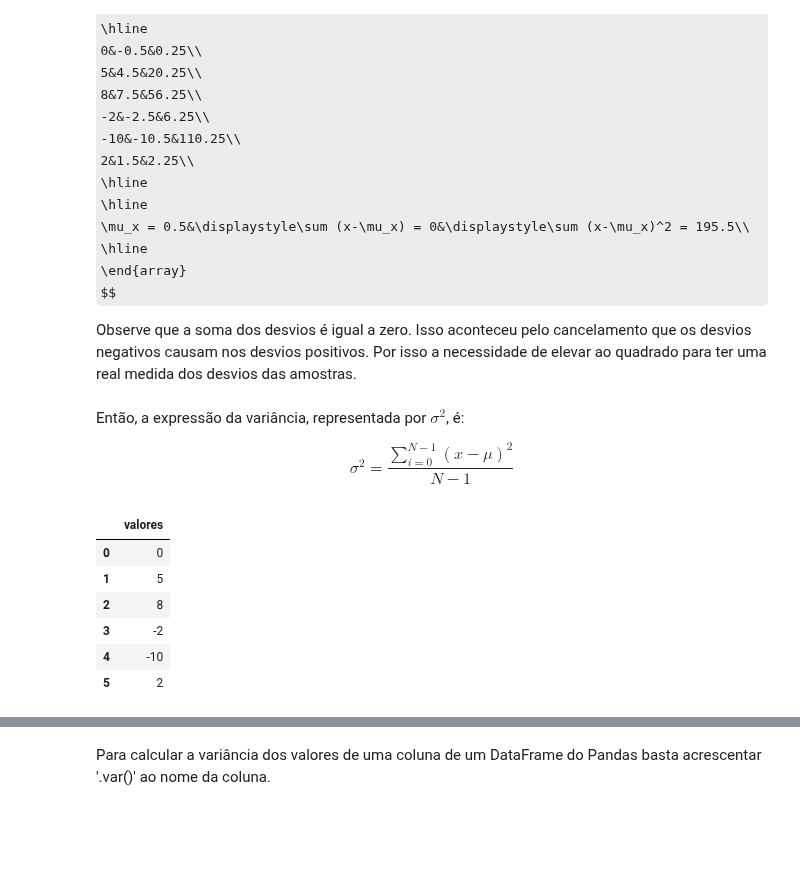
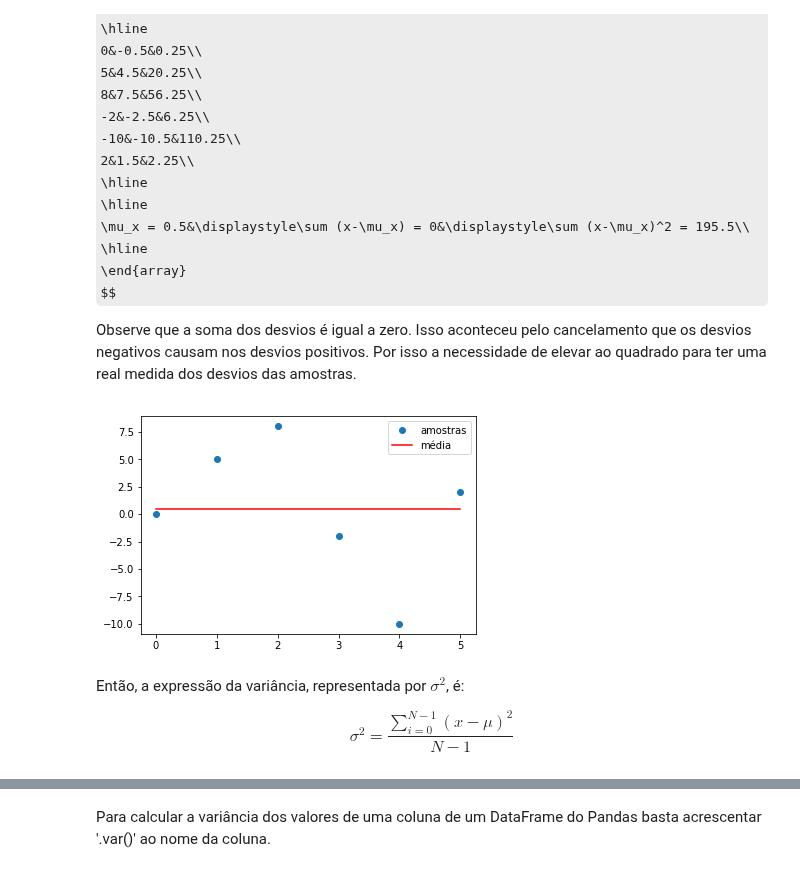
Before and after one commit to rnwatanabe/BasesComputacionais, a Jupyter notebook: aula7/Estatistica.ipynb, the cells around one changed output, grey strips where cells are left out. Cells and saved outputs as stored; diff of their text form; code cells hidden in the pictures; some formulas as TeX source; blank space fills up the shorter version.

```diff
--- a/aula7/Estatistica.ipynb
+++ b/aula7/Estatistica.ipynb
@@ -248,22 +248,23 @@ $$
 $$
 
 Observe que a soma dos desvios é igual a zero. Isso aconteceu pelo cancelamento que os desvios negativos causam nos desvios positivos. Por isso a necessidade de elevar ao quadrado para ter uma real medida dos desvios das amostras.
+# %%
+import numpy as np
+import pandas as pd
+
+
+x = np.array([0,5,8,-2,-10,2])
+mediaX = np.mean(x)
+
+plt.figure()
+plt.plot(np.linspace(0,5,6), x, marker = 'o', linestyle = '', label='amostras')
+plt.plot(np.linspace(0,5,6), mediaX*np.ones((6)), marker = '',
+         linestyle = '-', color = 'r', label='média')
+plt.legend()
+plt.show()
+# %% [output]
+[figure, added]
 # %% [markdown]
 Então, a expressão da variância, representada por $\sigma^2$, é:
 
 $$\sigma^2 = \frac{\displaystyle\sum_{i=0}^{N-1}(x-\mu)^2}{N-1} $$
-# %%
-import numpy as np
-import pandas as pd
-
-x = np.array([0,5,8,-2,-10,2])
-X = pd.DataFrame({'valores': x})
-X
-# %% [output]
-|  | valores |
-| 0 | 0 |
-| 1 | 5 |
-| 2 | 8 |
-| 3 | -2 |
-| 4 | -10 |
-| 5 | 2 |
```
Also changed, not shown: parts of 2 cells of this notebook.
